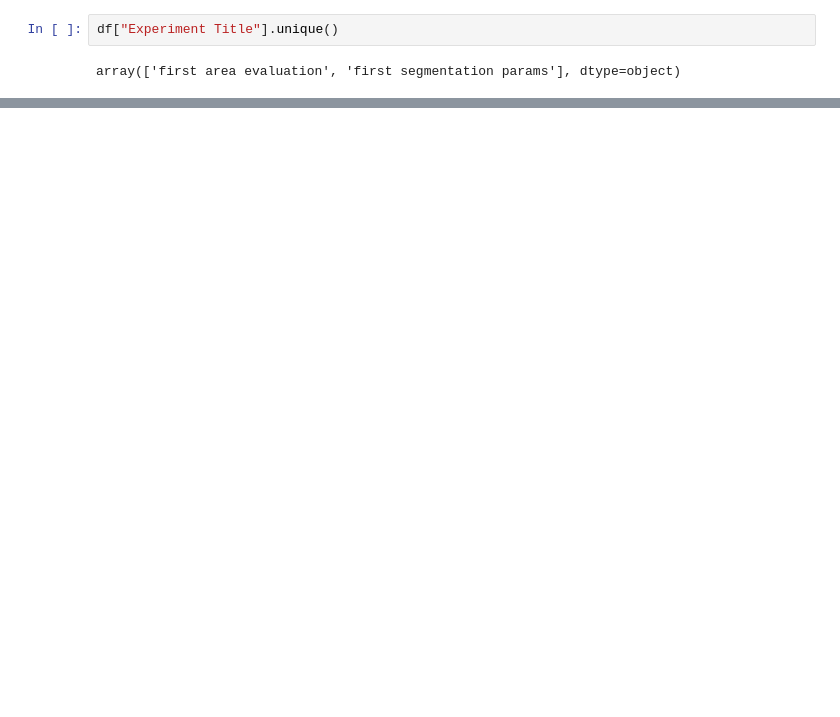
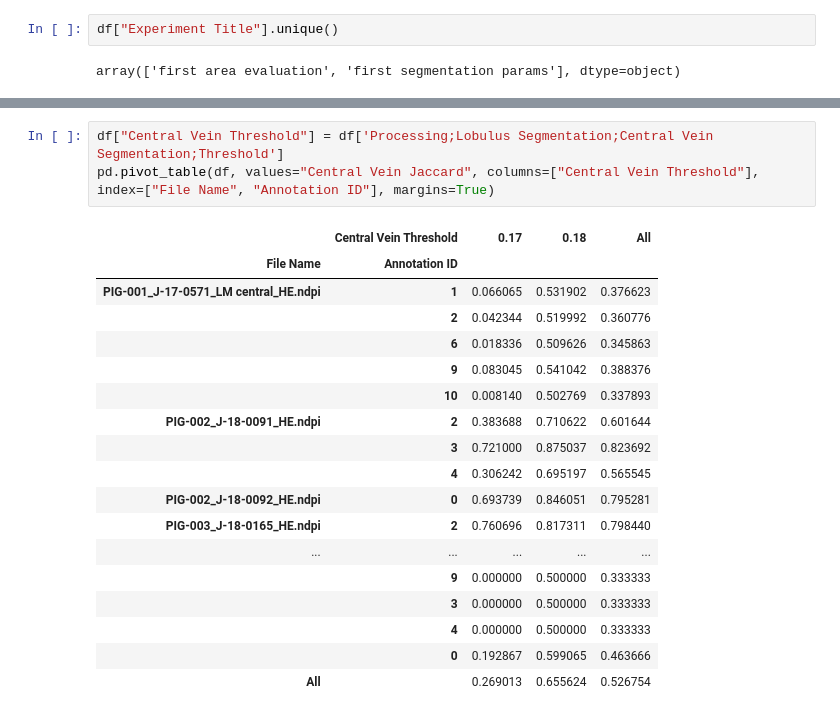
Before and after one commit to mjirik/scaffan, a Jupyter notebook: experiments/lobulus_segmentation.ipynb, the cells around one changed output, grey strips where cells are left out. Cells and saved outputs as stored; diff of their text form; blank space fills up the shorter version.

```diff
--- a/experiments/lobulus_segmentation.ipynb
+++ b/experiments/lobulus_segmentation.ipynb
@@ -74,0 +77,22 @@ df[df["Experiment Title"] == "first segmentation params"][["Central Vein Jaccard
+# %%
+df["Central Vein Threshold"] = df['Processing;Lobulus Segmentation;Central Vein Segmentation;Threshold']
+pd.pivot_table(df, values="Central Vein Jaccard", columns=["Central Vein Threshold"], index=["File Name", "Annotation ID"], margins=True)
+# %% [output]
+|  | Central Vein Threshold | 0.17 | 0.18 | All |
+| File Name | Annotation ID |  |  |  |
+| PIG-001_J-17-0571_LM central_HE.ndpi | 1 | 0.066065 | 0.531902 | 0.376623 |
+|  | 2 | 0.042344 | 0.519992 | 0.360776 |
+|  | 6 | 0.018336 | 0.509626 | 0.345863 |
+|  | 9 | 0.083045 | 0.541042 | 0.388376 |
+|  | 10 | 0.008140 | 0.502769 | 0.337893 |
+| PIG-002_J-18-0091_HE.ndpi | 2 | 0.383688 | 0.710622 | 0.601644 |
+|  | 3 | 0.721000 | 0.875037 | 0.823692 |
+|  | 4 | 0.306242 | 0.695197 | 0.565545 |
+| PIG-002_J-18-0092_HE.ndpi | 0 | 0.693739 | 0.846051 | 0.795281 |
+| PIG-003_J-18-0165_HE.ndpi | 2 | 0.760696 | 0.817311 | 0.798440 |
+| ... | ... | ... | ... | ... |
+|  | 9 | 0.000000 | 0.500000 | 0.333333 |
+|  | 3 | 0.000000 | 0.500000 | 0.333333 |
+|  | 4 | 0.000000 | 0.500000 | 0.333333 |
+|  | 0 | 0.192867 | 0.599065 | 0.463666 |
+| All |  | 0.269013 | 0.655624 | 0.526754 |
```
Also changed, not shown: parts of 3 cells of this notebook.
